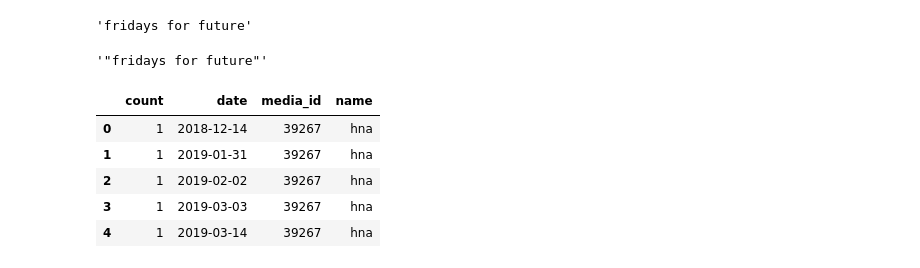
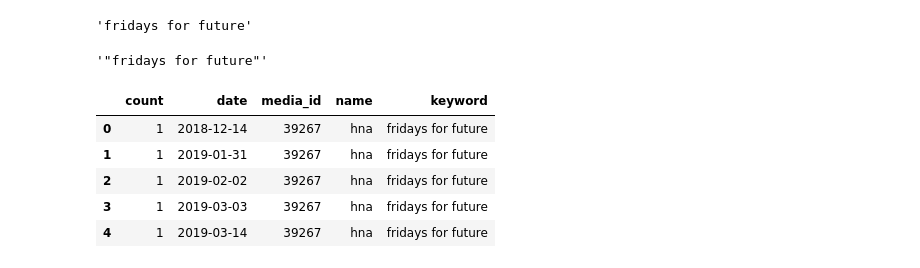
Before and after one commit to davidpomerenke/protest-impact, a Jupyter notebook: docs/notes/02-12-topic-stats.ipynb, the cells around one changed output. Saved outputs shown, nothing was run; the diff lists cells and outputs as text; code cells hidden in the pictures.

Commit message:
Fix missing keyword (some still missing)

```diff
--- a/docs/notes/02-12-topic-stats.ipynb
+++ b/docs/notes/02-12-topic-stats.ipynb
@@ -29,8 +35,21 @@ from protest_impact.util.cache import get
 load_dotenv()
 
 
-def get_counts(newspaper, query):
+def get_counts(newspaper, keyword):
+    query = querify(keyword)
     media_id = newspaper["media_id"]
+    if not get.check_call_in_cache(
+        "https://api.mediacloud.org/api/v2/stories_public/count/",
+        params={
+            "q": query,
+            "fq": f"media_id:{media_id}",
+            "split": True,
+            "split_period": "day",
+            "key": environ["MEDIACLOUD_API_KEY"],
+        },
+        headers={"Accept": "application/json"},
+    ):
+        return None
     response = get(
         "https://api.mediacloud.org/api/v2/stories_public/count/",
         params={
@@ -44,21 +63,8 @@ def get_counts(newspaper, query):
     )
     result = response.json()
     if "counts" not in result:
+        print("⚠️ missing", keyword)
         return None
-    #     hash_ = get._get_argument_hash(
-    #         "https://api.mediacloud.org/api/v2/stories_public/count/",
-    #         params={
-    #             "q": query,
-    #             "fq": f"media_id:{media_id}",
-    #             "split": True,
-    #             "split_period": "day",
-    #             "key": environ["MEDIACLOUD_API_KEY"],
-    #         },
-    #         headers={"Accept": "application/json"},
-    #         )
-    #     # delete the cache folder
-    #     rmtree(project_root / ".cache" / "protest_impact" / "util" / "cache" / "get" / hash_)
-    #     return None
     df = pd.DataFrame(result["counts"])
     if len(df) == 0:
         return None
@@ -66,6 +72,7 @@ def get_counts(newspaper, query):
     df = df[(df["date"].dt.year >= 2010) & (df["date"] < datetime.now())]
     df["media_id"] = media_id
     df["name"] = newspaper["name"]
+    df["keyword"] = keyword
     return df
 # %%
 import yaml
@@ -89,14 +90,14 @@ querify("fridays for future")
 # %% [output]
 '"fridays for future"'
 # %%
-get_counts(newspapers[0], querify(test_kw)).head()
+get_counts(newspapers[0], test_kw).head()
 # %% [output]
-|  | count | date | media_id | name |
-| 0 | 1 | 2018-12-14 | 39267 | hna |
-| 1 | 1 | 2019-01-31 | 39267 | hna |
-| 2 | 1 | 2019-02-02 | 39267 | hna |
-| 3 | 1 | 2019-03-03 | 39267 | hna |
-| 4 | 1 | 2019-03-14 | 39267 | hna |
+|  | count | date | media_id | name | keyword |
+| 0 | 1 | 2018-12-14 | 39267 | hna | fridays for future |
+| 1 | 1 | 2019-01-31 | 39267 | hna | fridays for future |
+| 2 | 1 | 2019-02-02 | 39267 | hna | fridays for future |
+| 3 | 1 | 2019-03-03 | 39267 | hna | fridays for future |
+| 4 | 1 | 2019-03-14 | 39267 | hna | fridays for future |
 # %%
 from tqdm.notebook import tqdm
 
```
Also changed, not shown: parts of 3 cells of this notebook, 1 other file.
